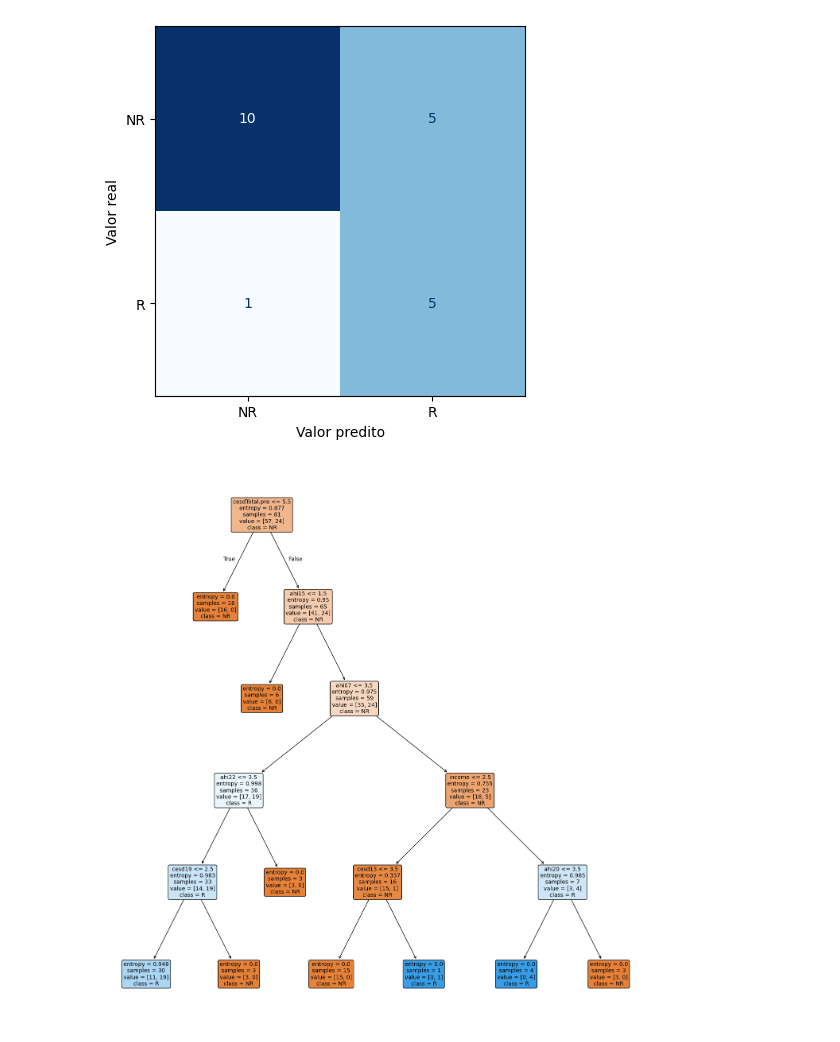
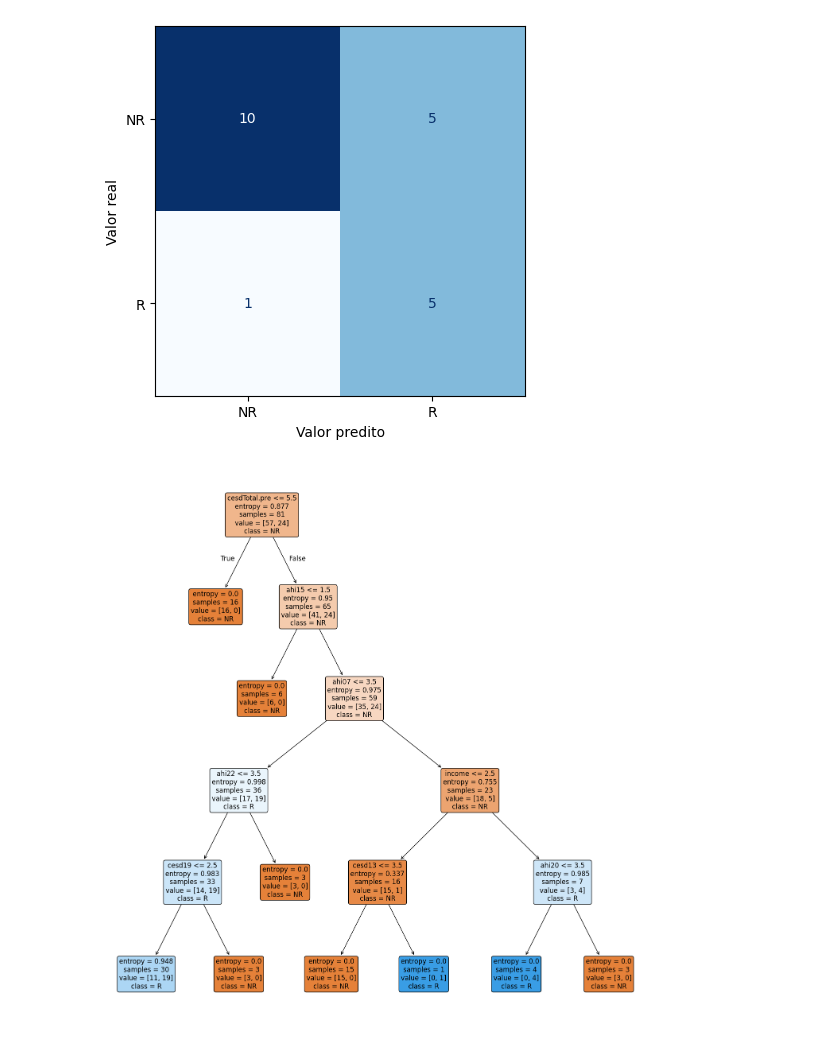
Before and after one commit to guilhermedias/tcc, a Jupyter notebook: codigo/decision-tree.ipynb, the cells around one changed output. Cells and saved outputs as stored; diff of their text form; code cells hidden in the pictures.

```diff
--- a/codigo/decision-tree.ipynb
+++ b/codigo/decision-tree.ipynb
@@ -431,17 +452,17 @@ confusion_matrix_display.ax_.set(xlabel='Valor predito', ylabel='Valor real')
 # %%
 import matplotlib.pyplot as plt
 
 from sklearn.tree import plot_tree
 
 plt.figure(figsize=(18, 18))
 
 plot_tree(model,
           feature_names=model.feature_names_in_,
           class_names=['NR', 'R'],
-          fontsize=10,
+          fontsize=12,
           filled=True,
           rounded=True)
 
 plt.show()
 # %% [output]
-[figure, old version]
+[figure, new version]
```
Also changed, not shown: parts of 3 cells of this notebook, 3 other files.
